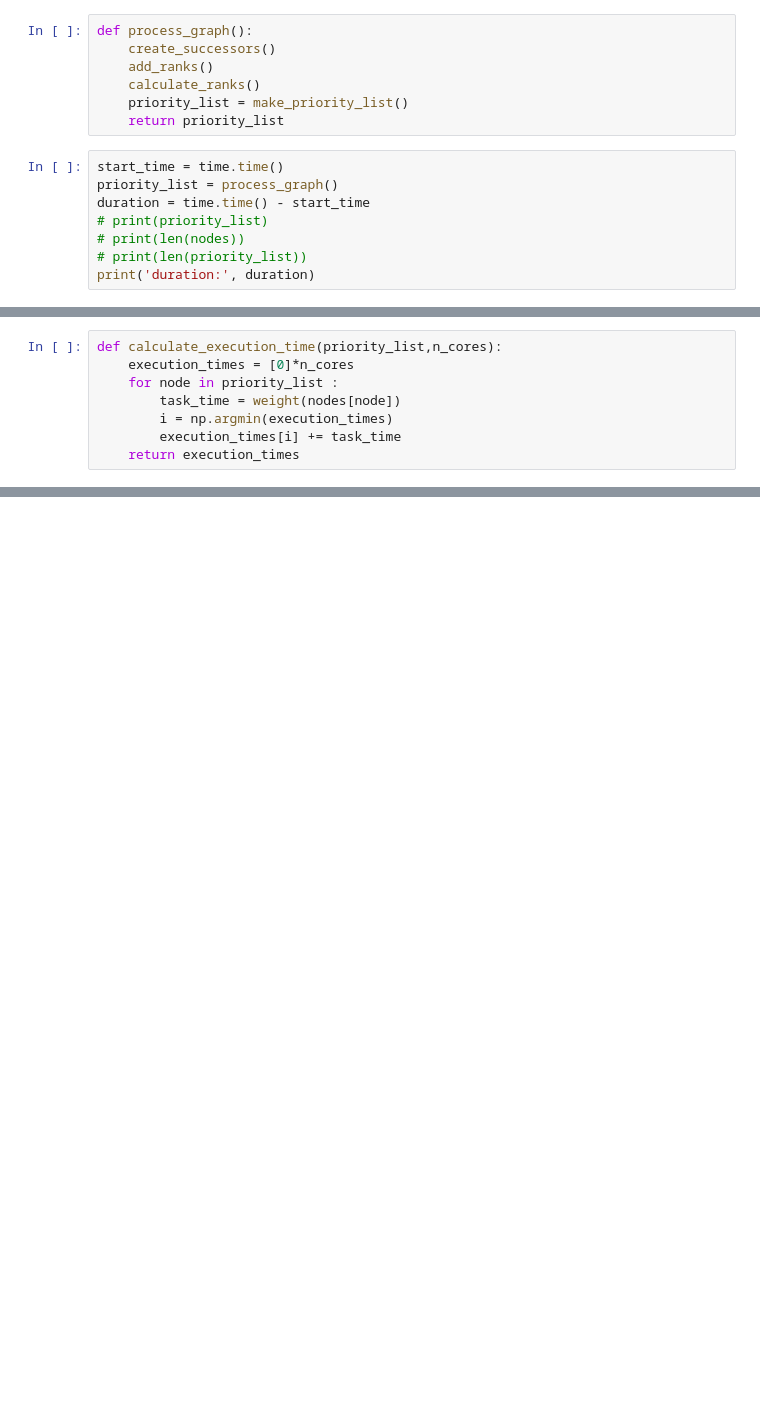
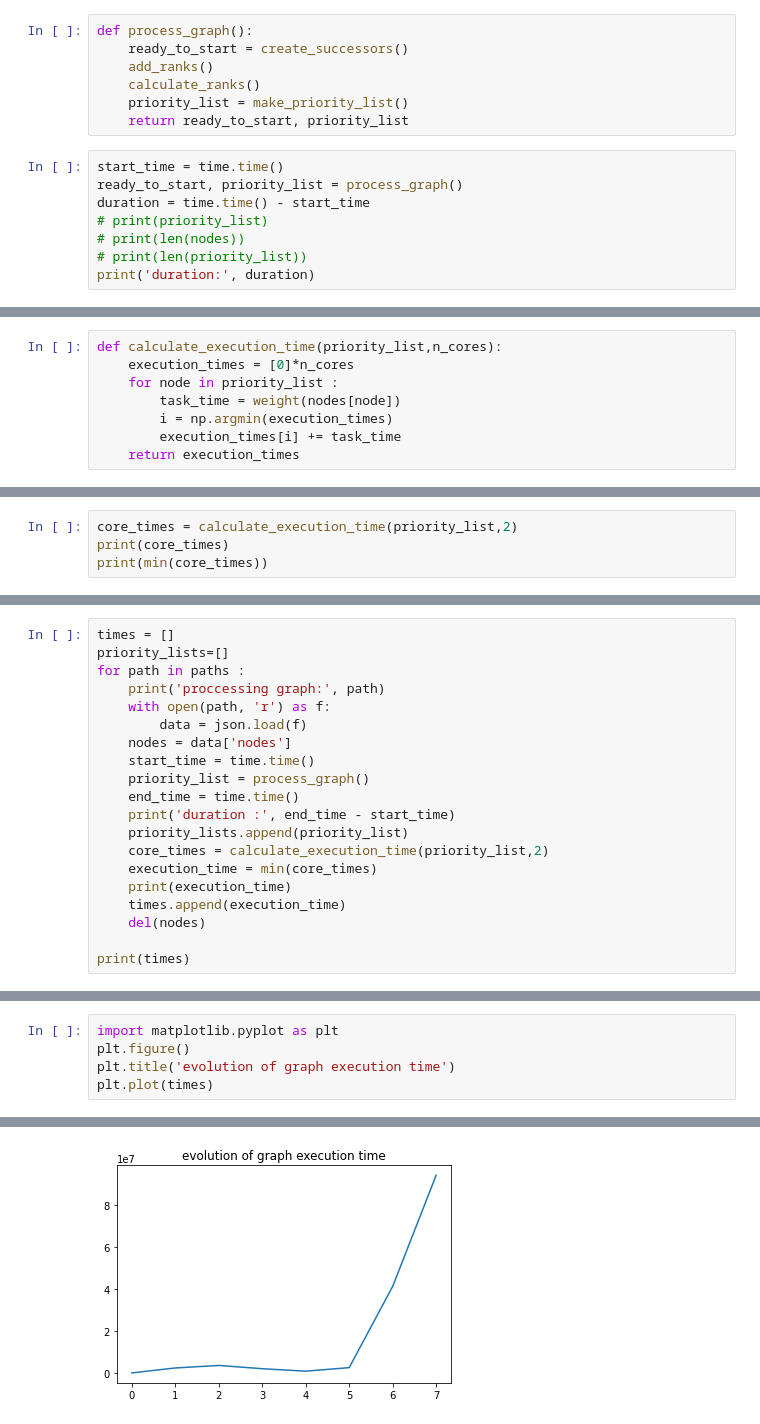
Before and after one commit to nizar139/task-scheduling, a Jupyter notebook: graphs.ipynb, the cells around one changed output, grey strips where cells are left out. Saved outputs shown, nothing was run; the diff lists cells and outputs as text; blank space fills up the shorter version.

```diff
--- a/graphs.ipynb
+++ b/graphs.ipynb
@@ -91,14 +112,14 @@ def make_priority_list():
     return sorted_nodes
 # %%
 def process_graph():
-    create_successors()
+    ready_to_start = create_successors()
     add_ranks()
     calculate_ranks()
     priority_list = make_priority_list()
-    return priority_list
+    return ready_to_start, priority_list
 # %%
 start_time = time.time()
-priority_list = process_graph()
+ready_to_start, priority_list = process_graph()
 duration = time.time() - start_time
 # print(priority_list)
 # print(len(nodes))
@@ -123,0 +144,4 @@ calculate_execution_time(priority_list,2)
+# %%
+core_times = calculate_execution_time(priority_list,2)
+print(core_times)
+print(min(core_times))
@@ -123,0 +151,20 @@ calculate_execution_time(priority_list,2)
+# %%
+times = []
+priority_lists=[]
+for path in paths :
+    print('proccessing graph:', path)
+    with open(path, 'r') as f:
+        data = json.load(f)
+    nodes = data['nodes']
+    start_time = time.time()
+    priority_list = process_graph()
+    end_time = time.time()
+    print('duration :', end_time - start_time)
+    priority_lists.append(priority_list)
+    core_times = calculate_execution_time(priority_list,2)
+    execution_time = min(core_times)
+    print(execution_time)
+    times.append(execution_time)
+    del(nodes)
+
+print(times)
@@ -123,0 +195,6 @@ calculate_execution_time(priority_list,2)
+# %%
+import matplotlib.pyplot as plt
+plt.figure()
+plt.title('evolution of graph execution time')
+plt.plot(times)
+# %% [output]
@@ -123,0 +202 @@ calculate_execution_time(priority_list,2)
+[figure, added]
```
Also changed, not shown: parts of 19 cells of this notebook.
